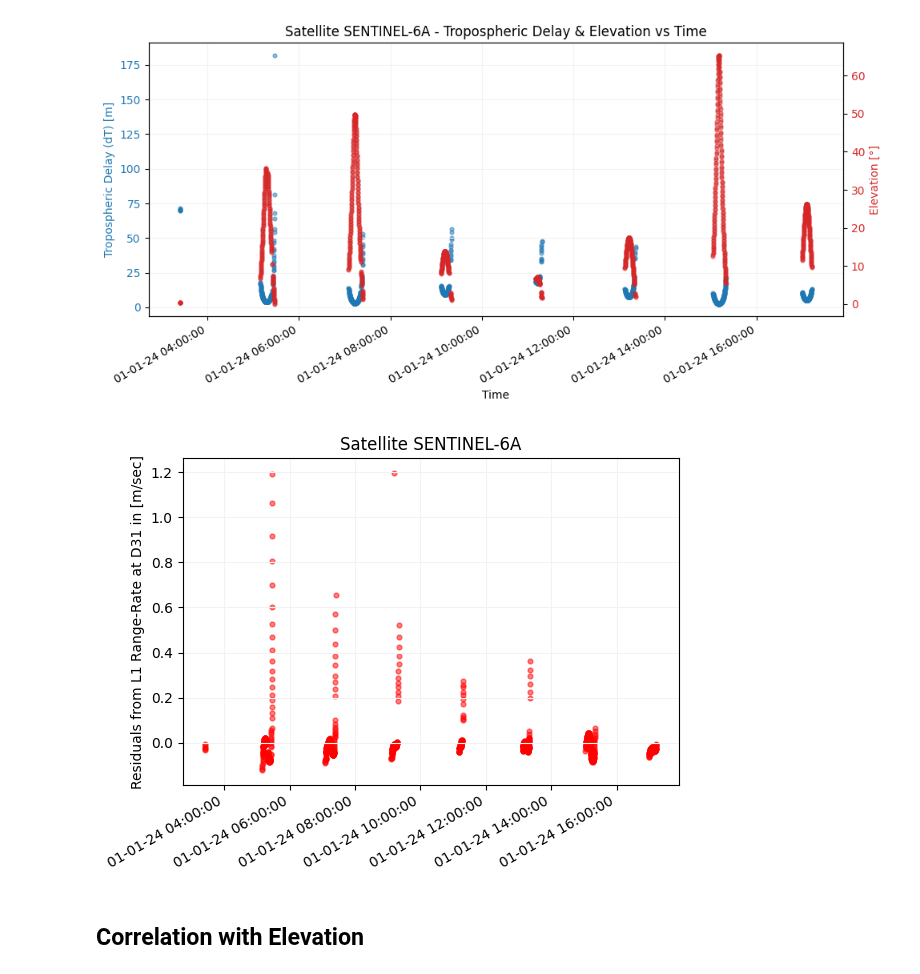
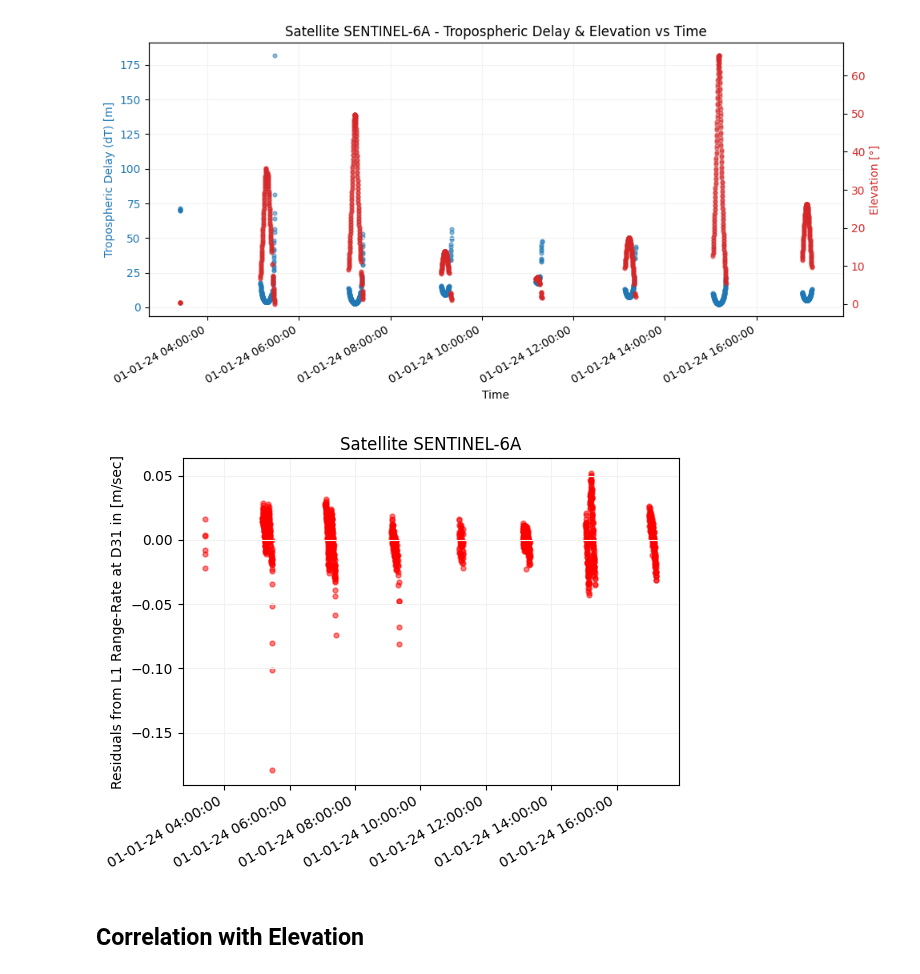
Before and after one commit to DSOlab/AcademicSoftware, a Jupyter notebook: JupiterLab/doris/doris_soph.ipynb, the cells around one changed output. Saved outputs shown, nothing was run; the diff lists cells and outputs as text; code cells hidden in the pictures.

```diff
--- a/JupiterLab/doris/doris_soph.ipynb
+++ b/JupiterLab/doris/doris_soph.ipynb
@@ -204,3 +201,6 @@ for ti, elev, dT in zip(t, el_valid, dT_list):
+# %%
+for ti, elev, dT in zip(t, el_valid, dT_list):
+    print(f"t = {ti}, Elevation = {elev:.2f}°, dT = {dT:.4f} m")
 # %% [markdown]
 with open("tropo_output.txt", "w") as f:
     f.write("Time,Elevation_deg,dT_m\n")
@@ -210,6 +239,7 @@ with open("tropo_output.txt", "w") as f:
 # Αρχική εκτίμηση beacon (π.χ. DIOB)
 pass_indices = compute_pass_indices(t, threshold_sec=600)
 Np = max(pass_indices) + 1   # Αριθμός passes
+#print(f"Total passes: {Np}")
 
 #Ορισμός λίστας x0
 x0 = np.zeros(4 + Np)        # [x, y, z, Δf, ΔT_pass1, ΔT_pass2, ..., ΔT_passNp]
@@ -241,20 +271,21 @@ for ls_iteration in range(LS_ITERATIONS):
         #v_theo = (r2 - r1 + dT) / dt
         v_theo = (r2 - r1) / dt
 
-        # φίλτρο για outliers
+        # residual
+        dl[i] = v_obs - delta_f - v_theo + obs['dT']/dt - delta_T/dt
+
         if abs(dl[i]) > 10.0:
             print(f"Skipping obs {i} due to large residual: {dl[i]:+.3f} m/s")
+            dl[i] = 0.0
+            J[i, :] = 0.0
             continue
-
-        # residual
-        dl[i] = v_obs - delta_f - v_theo - obs['dT']/dt - delta_T/dt
 
         # παράγωγος του v_theo ως προς x, y, z beacon (γραμμή του Ιακωβιανού)
         J[i, 0:3] = (r_beacon - rsat2) / (r2 * dt) - (r_beacon - rsat1) / (r1 * dt)
         J[i, 3] = +1.0
 
         pass_id = pass_indices[i]
-        J[i, 4 + pass_id] = -1.0 / dt
+        J[i, 4 + pass_id] = 1.0 / dt
 
     # least squares επίλυση
     dx, *_ = np.linalg.lstsq(J, dl, rcond=None)
@@ -394,23 +447,34 @@ plt.tight_layout()
 plt.show()
 # %% [output]
 [figure]
+# %%
+residuals = np.array(dl)        # ή όποια λίστα residuals έχεις
+times = np.array(t)         # λίστα datetime ή indices
+
+# Χρήση threshold (π.χ. ±0.3 m/s)
+threshold = 0.3
+mask = np.abs(residuals) <= threshold
+
+# Φιλτραρισμένα δεδομένα
+res_filtered = residuals[mask]
+times_filtered = times[mask]
 # %%
 #plt.scatter([at2pt(ti) for ti in t], res2, alpha=0.5, s=12, c='blue')
-plt.scatter([at2pt(ti) for ti in t], dl, alpha=0.5, s=12, c='red')
+plt.scatter([at2pt(ti) for ti in times_filtered], res_filtered, alpha=0.5, s=12, c='red')
 
 plt.grid(color='0.95')
 plt.ylabel(f"Residuals from L1 Range-Rate at {diob} in [m/sec]")
 plt.title(f"Satellite {rnx.sat_name}")
 
 # Format the datetime x-axis
 ax = plt.gca()
 ax.xaxis.set_major_formatter(mdates.DateFormatter("%d-%m-%y %H:%M:%S"))
 # auto-rotate date labels for readability
 plt.gcf().autofmt_xdate()
 
 plt.show()
 # %% [output]
-[figure, old version]
+[figure, new version]
 # %% [markdown]
 ## Correlation with Elevation
 # %%
```
Also changed, not shown: parts of 8 cells of this notebook, 2 other files.
